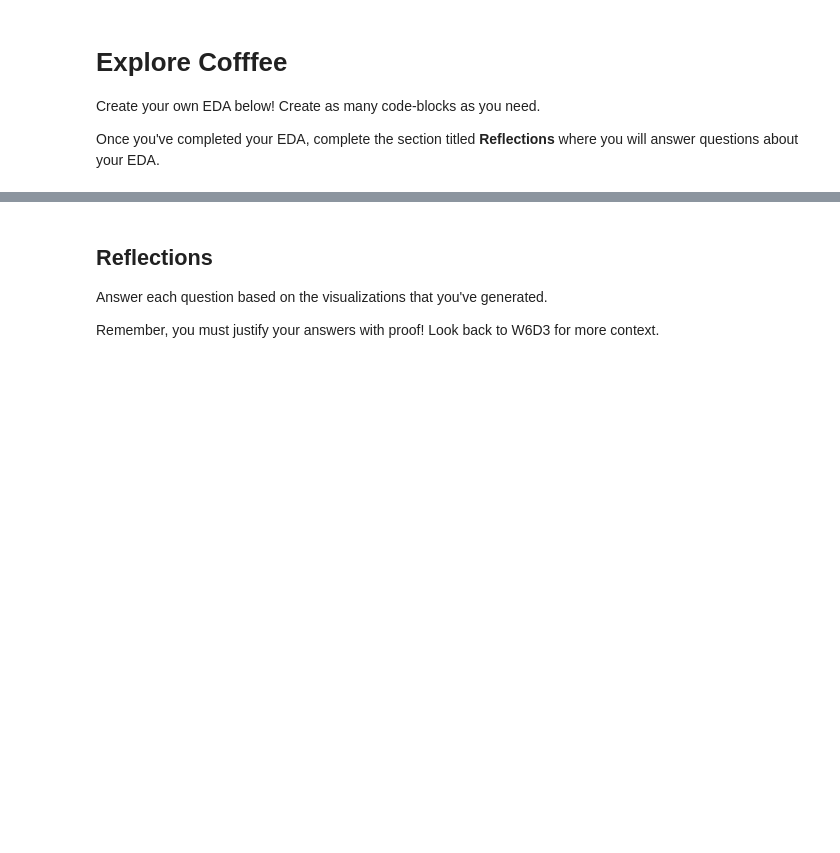
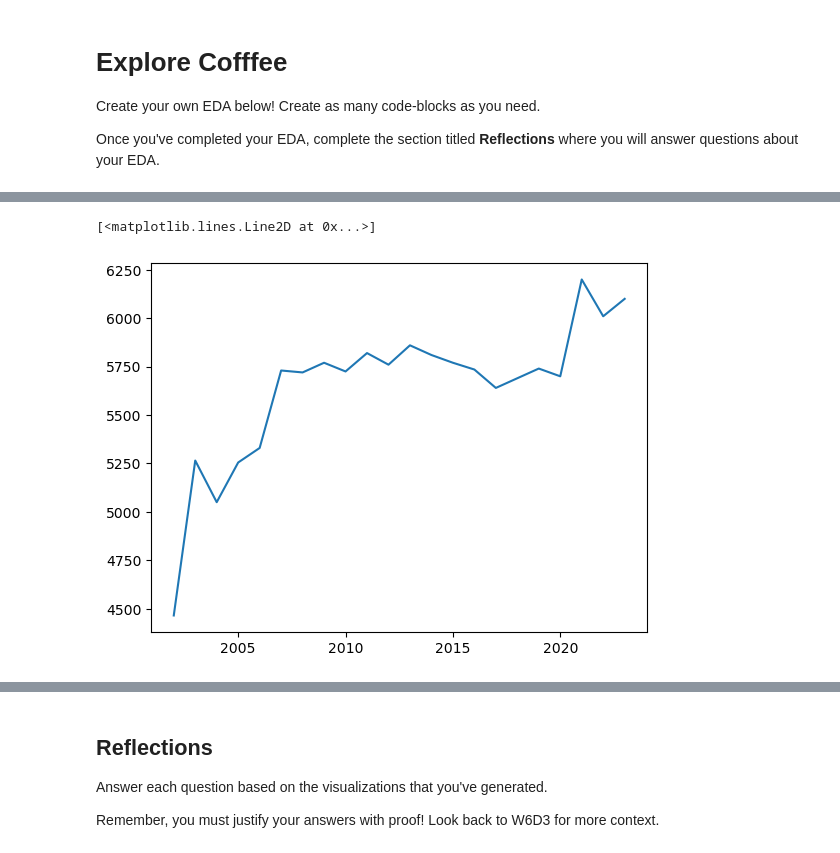
Before and after one commit to vchu22/IF-DS-TLAB3, a Jupyter notebook: notebooks/explore_coffee.ipynb, the cells around one changed output, grey strips where cells are left out. Drawn from its saved outputs; the diff is of its cells as text; code cells hidden in the pictures; blank space fills up the shorter version.

Commit message:
finished explore_coffee.ipynb

```diff
--- a/notebooks/explore_coffee.ipynb
+++ b/notebooks/explore_coffee.ipynb
@@ -25,3 +49,4 @@ coffee = pd.read_csv("../data/crop/coffee_output.csv")
 # %%
 # TODO: drop your null values
-...
+coffee_cleaned = coffee.dropna()
+coffee_cleaned[coffee_cleaned.isnull().any(axis=1)]
@@ -28,4 +55,4 @@ coffee = pd.read_csv("../data/crop/coffee_output.csv")
 # %%
 # TODO: Select only Minas Gerais
-
-...
+coffee_cleaned = coffee_cleaned[coffee_cleaned['subdivision']=='Minas Gerais']
+coffee_cleaned
@@ -32,2 +77,8 @@ coffee = pd.read_csv("../data/crop/coffee_output.csv")
 # %%
 # TODO: BEGIN YOUR EDA!
+
+# plot graph for Q1
+plt.plot("year", "bearing_trees", data=coffee_cleaned)
+# %% [output]
+[<matplotlib.lines.Line2D at 0x...>]
+[figure, added]
```
Also changed, not shown: parts of 18 cells of this notebook.
